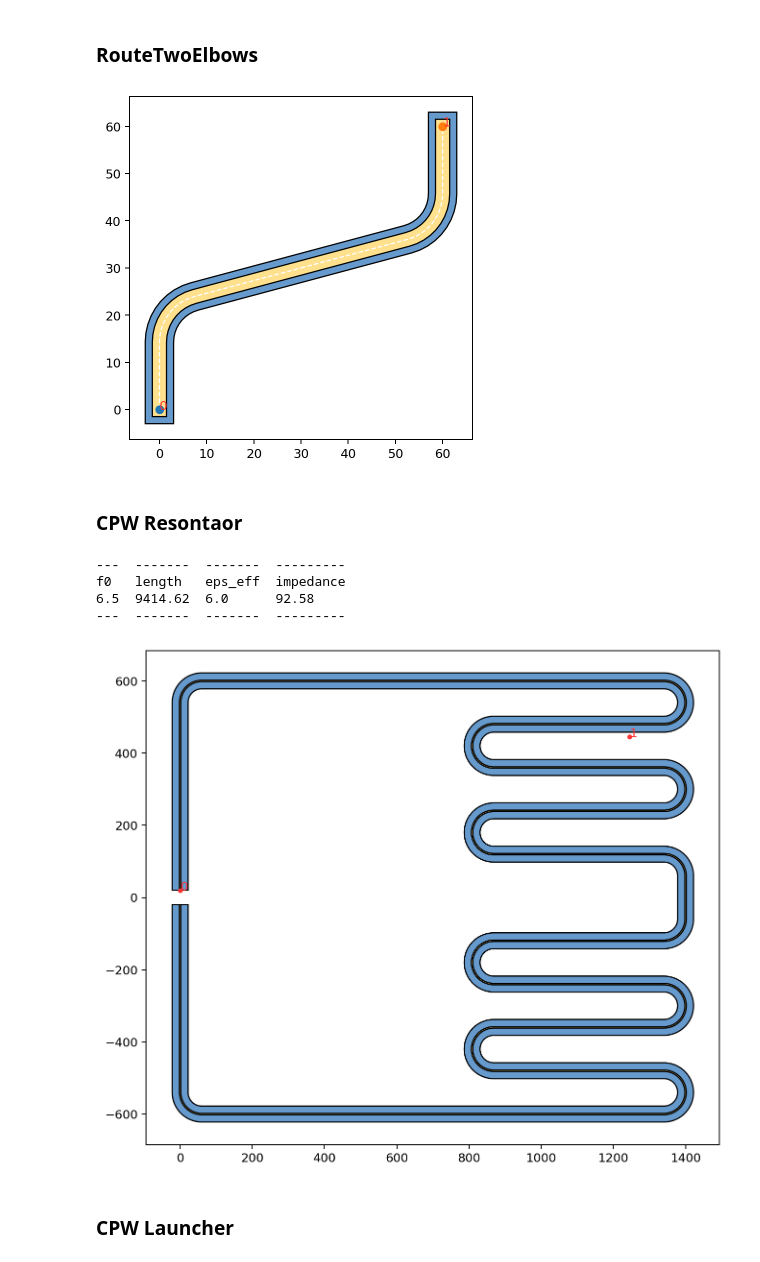
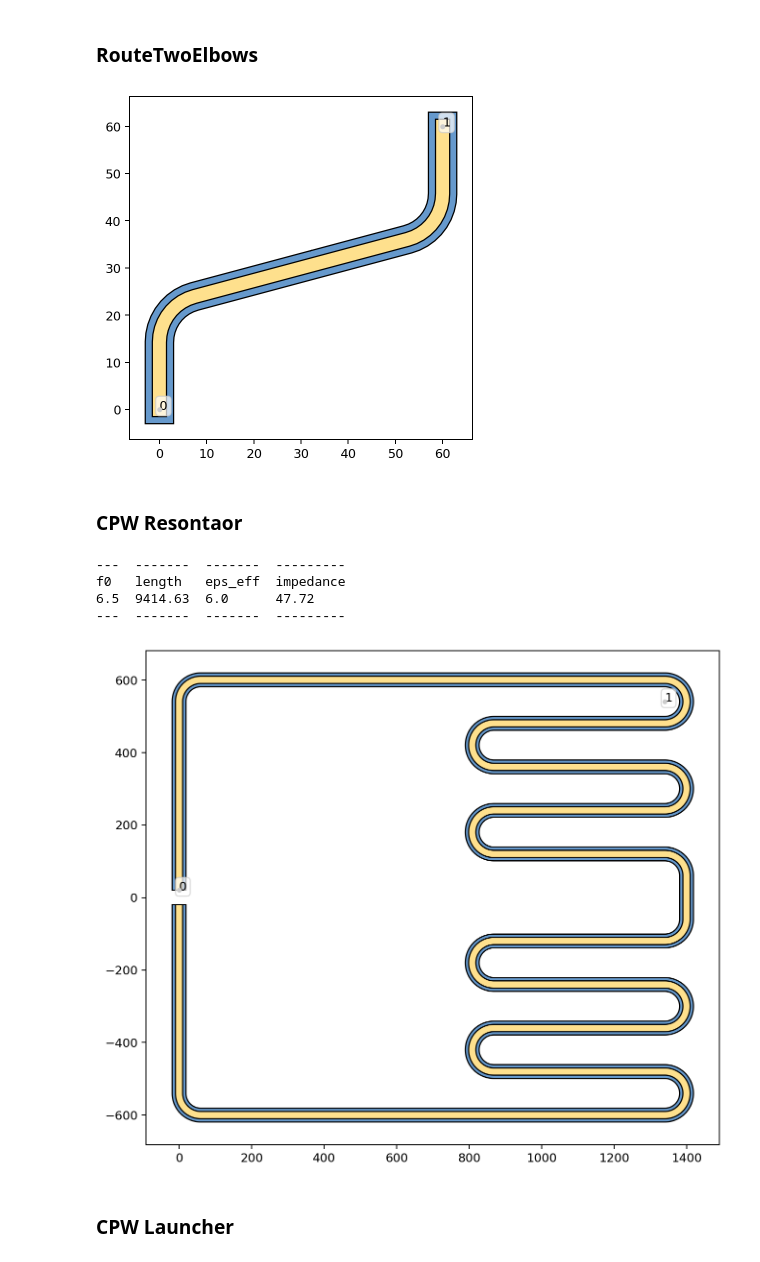
Before and after one commit to eeroqlab/zeroheliumkit, a Jupyter notebook: examples/basic_geometries.ipynb, the cells around one changed output. Saved outputs shown, nothing was run; the diff lists cells and outputs as text; code cells hidden in the pictures.

```diff
--- a/examples/basic_geometries.ipynb
+++ b/examples/basic_geometries.ipynb
@@ -18,3 +0,0 @@ from zeroheliumkit.geometries import *
-# %%
-with open('params.yaml', 'r') as file:
-    params = yaml.safe_load(file)
@@ -207,26 +158,20 @@ plt.show()
 # %% [markdown]
 ### **RouteTwoElbows**
 # %%
-layer_info = {"layer_metal": 3,
-              "layer_etch": 6
-              }
+layer_info = {"metal": 3,
+              "etch": 6}
 
 p1 = Point(0, 0)
 p2 = Point(60, 60)
-
 r2 = RouteTwoElbows(p1, 90, p2, 90, 15, radius=10, num_segments=10, layers=layer_info)
 
 fig = plt.figure(1, figsize=SIZE, dpi=90)
 ax = fig.add_subplot(111)
-
-r2.plot(ax=ax, layer=["all"])
-plot_points(p1, ax=ax)
-plot_points(p2, ax=ax)
-
+r2.plot(ax=ax, layer=["etch", "metal", "anchors"], color=COLORS)
 plt.gca().set_aspect('equal')
 plt.show()
 # %% [output]
-[figure, old version]
+[figure, new version]
 # %% [markdown]
 ### **CPW Resontaor**
 # %%
@@ -270,42 +215,39 @@ def construct_resonator_skeletone(params: dict, init_point: Point) -> LineString
 
     return merge_lines_with_tolerance(e.skeletone, e_mirrored, tol=1e-2)
 # %%
-rp = params["resonator"]
-rp_geom = rp["geometry"]
-resonator_params = {'type': rp["type"],
-                    'frequency': rp["frequency"],
-                    'substrate_eps': rp["eps"],
-                    'substrate_h': rp["substrate_h"],
-                    'geom_params': {'w': rp_geom["w"],
-                                    'g': rp_geom["g"],
-                                    'box_x': 1400,
-                                    'box_y': 1200,
-                                    'radius': 60,
-                                    'num': 2}}
-resonator_sk = construct_resonator_skeletone(resonator_params, Point(0, 20))
+params = {'type': 0.5,
+        'frequency': 6.5,
+        'substrate_eps': 11,
+        'substrate_h': 1500,
+        'geometry': {'w': 10,
+                        'g': 4.5,
+                        'box_x': 1400,
+                        'box_y': 1200,
+                        'radius': 60,
+                        'num': 2}}
+geom_params = params["geometry"]
+resonator_sk = construct_resonator_skeletone(params, Point(0, 20))
 
-resonator = GeometryCollection(layers={"top": resonator_sk.buffer(rp_geom["w"], cap_style="flat", join_style="mitre"),
-                                       "gnd": resonator_sk.buffer(rp_geom["w"] + 2*rp_geom["g"], cap_style="flat", join_style="mitre")})
+resonator = GeometryCollection(layers={"top": resonator_sk.buffer(geom_params["w"], cap_style="flat", join_style="mitre"),
+                                       "gnd": resonator_sk.buffer(geom_params["w"] + 2*geom_params["g"], cap_style="flat", join_style="mitre")})
 
 p1 = Point(0, 20)
-p2 = Point(rp_geom["box_x"] - rp_geom["radius"], rp_geom["box_y"]/2 - rp_geom["radius"])
+p2 = Point(geom_params["box_x"] - geom_params["radius"], geom_params["box_y"]/2 - geom_params["radius"])
 
 resonator.add_anchor([p1, p2])
 # %% [output]
 ---  -------  -------  ---------
 f0   length   eps_eff  impedance
-6.5  9414.62  6.0      92.58
+6.5  9414.63  6.0      47.72
 ---  -------  -------  ---------
 # %%
 fig = plt.figure(1, figsize=SIZE_L, dpi=90)
 ax = fig.add_subplot(111)
-resonator.plot(ax=ax, layer=["all"])
-#plot_line(resonator_sk, ax=ax, add_points=False, ls="-", lw=2)
+resonator.plot(ax=ax, layer=["gnd", "top", "anchors"], color=COLORS)
 plt.gca().set_aspect('equal')
-#plt.xlim(0, 1300)
 plt.show()
 # %% [output]
-[figure, old version]
+[figure, new version]
 # %% [markdown]
 ### **CPW Launcher**
 # %%
```
Also changed, not shown: parts of 15 cells of this notebook.
